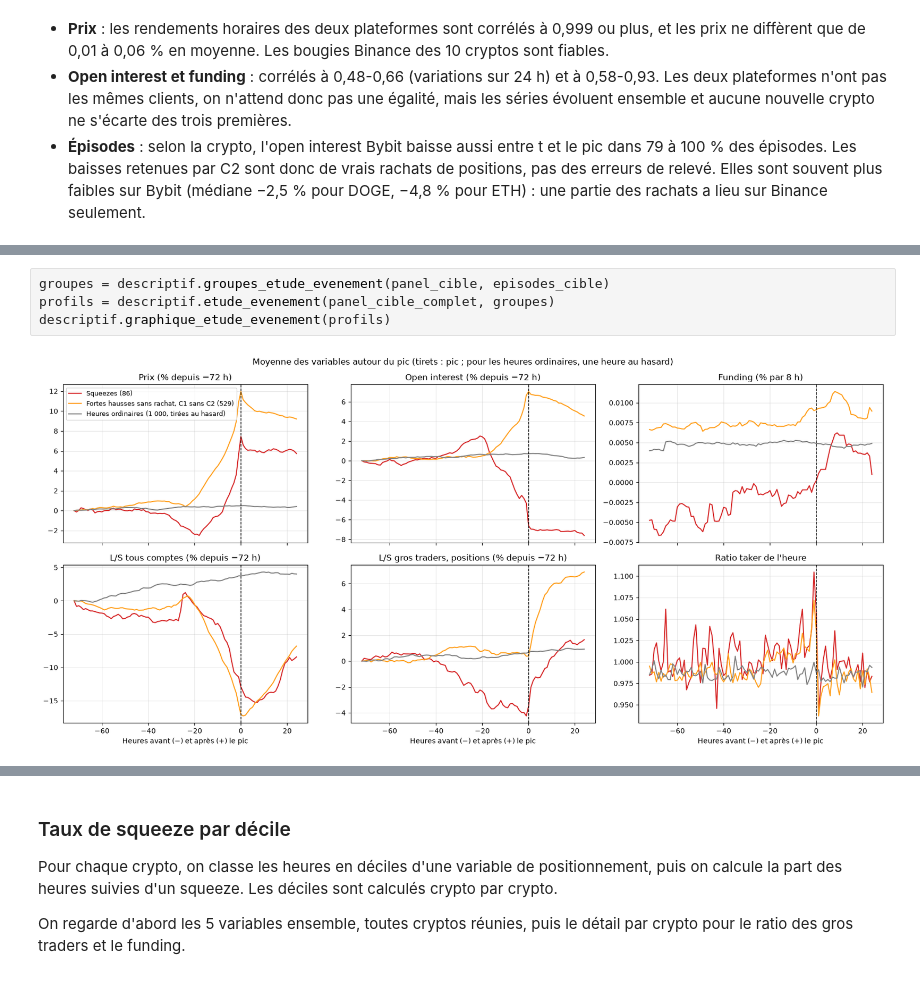
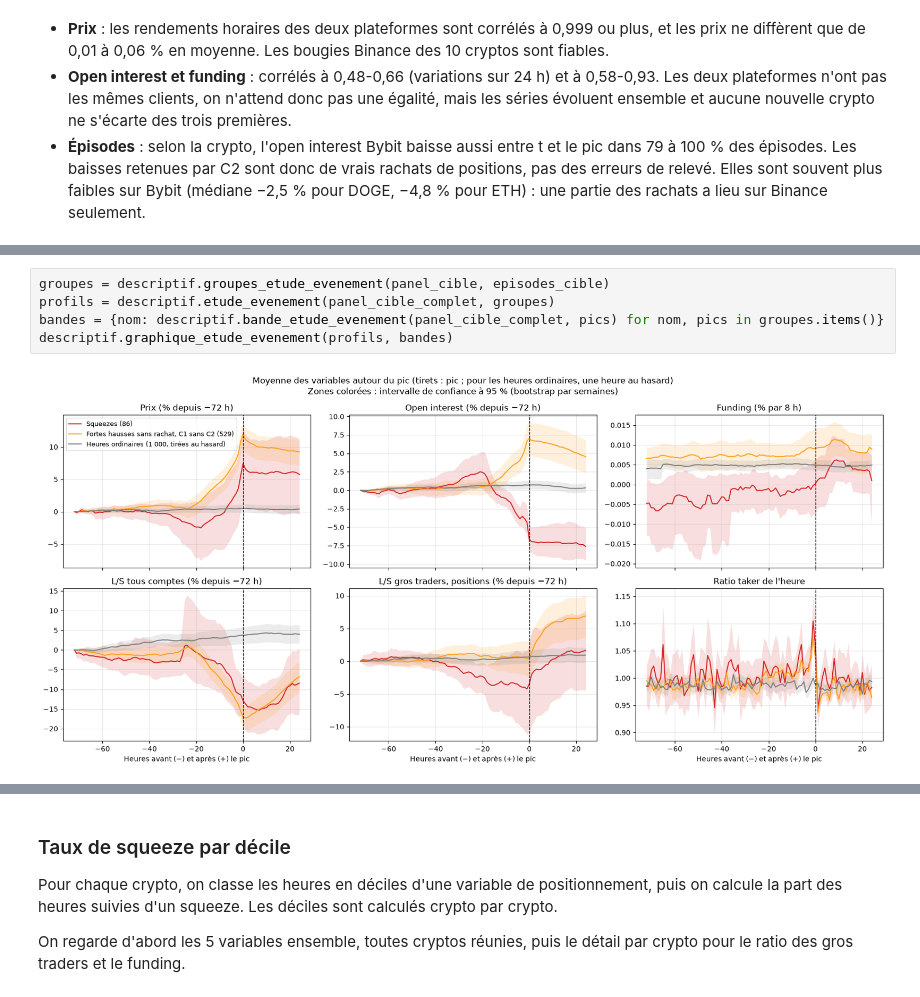
Before and after one commit to Ethanyounes/Ensae-Data-Science, a Jupyter notebook: rapport.ipynb, the cells around one changed output, grey strips where cells are left out. Drawn from its saved outputs; the diff is of its cells as text.

```diff
--- a/rapport.ipynb
+++ b/rapport.ipynb
@@ -876,7 +878,8 @@ On aligne les 86 épisodes sur leur pic, puis on fait la moyenne de chaque varia
 # %%
 groupes = descriptif.groupes_etude_evenement(panel_cible, episodes_cible)
 profils = descriptif.etude_evenement(panel_cible_complet, groupes)
-descriptif.graphique_etude_evenement(profils)
+bandes = {nom: descriptif.bande_etude_evenement(panel_cible_complet, pics) for nom, pics in groupes.items()}
+descriptif.graphique_etude_evenement(profils, bandes)
 # %% [output]
-[figure, old version]
+[figure, new version]
 # %% [markdown]
```
Also changed, not shown: parts of 12 cells of this notebook, 2 other files.
